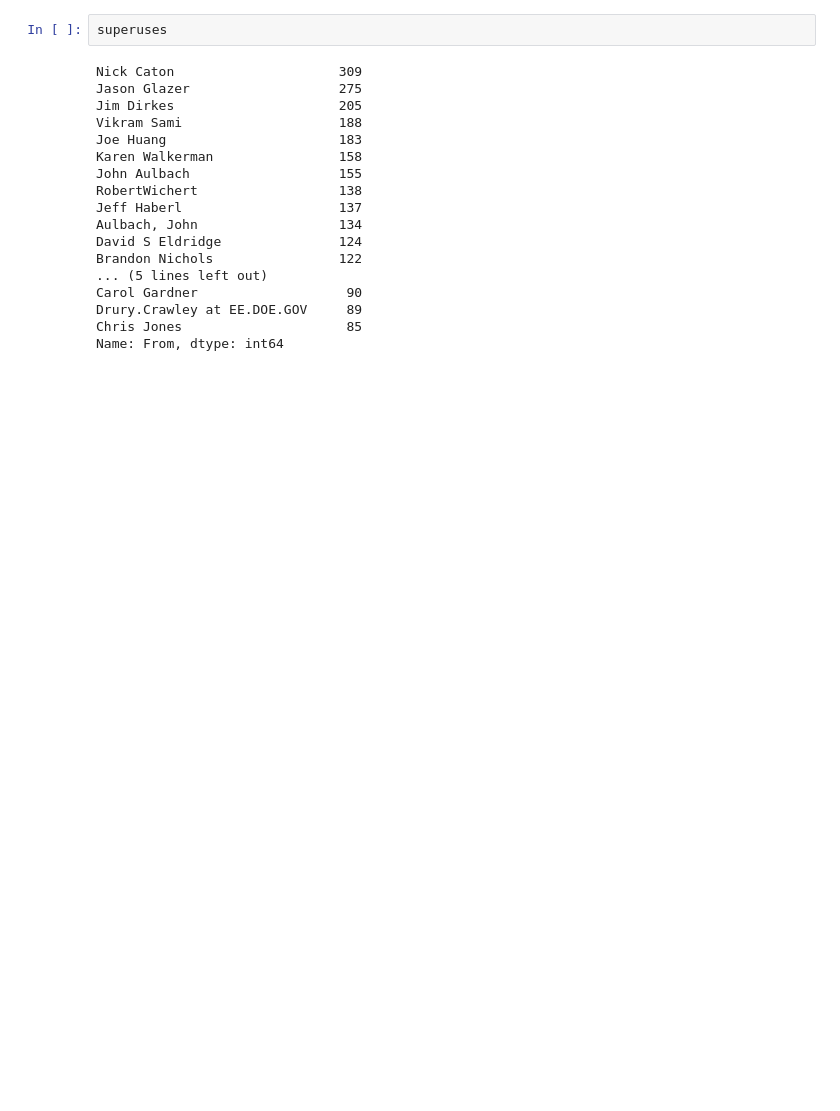
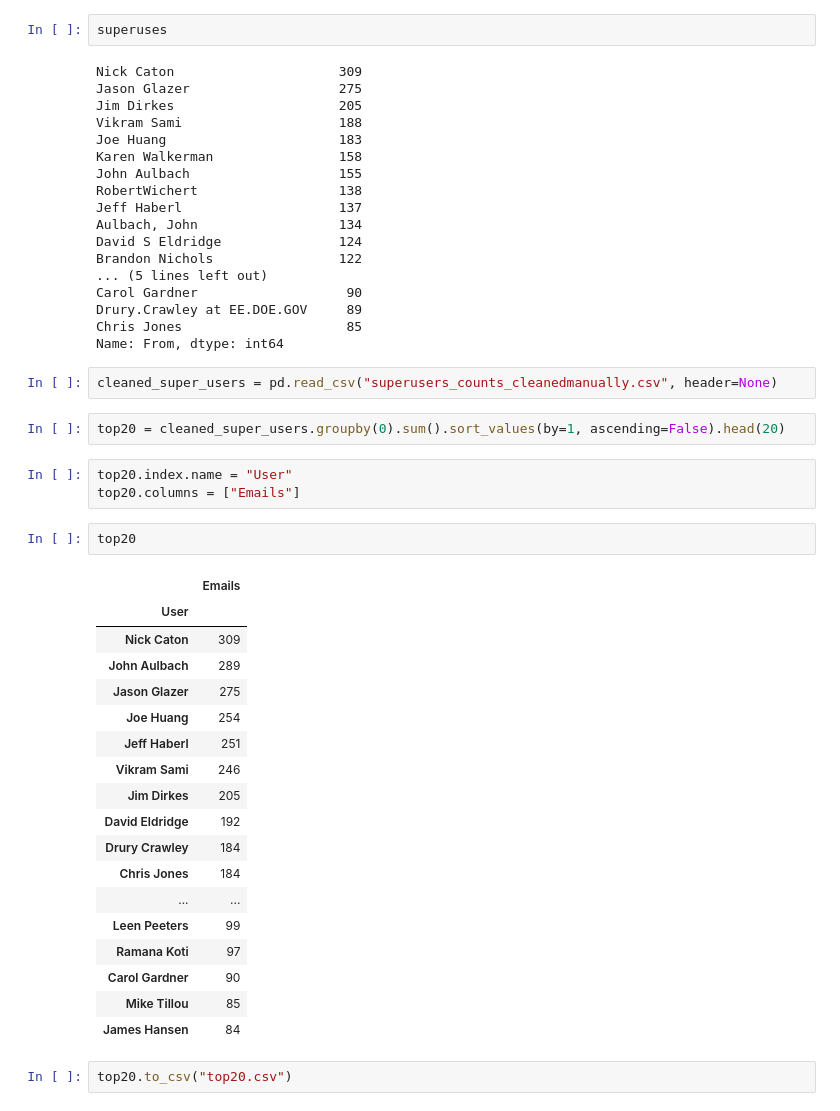
Before and after one commit to buds-lab/twenty-years-of-bldgsim-textmining, a Jupyter notebook: 06_Visualize Frequent Words.ipynb, the cells around one changed output. Drawn from its saved outputs; the diff is of its cells as text; blank space fills up the shorter version.

```diff
--- a/06_Visualize Frequent Words.ipynb
+++ b/06_Visualize Frequent Words.ipynb
@@ -285,3 +286,33 @@ Carol Gardner                   90
 Drury.Crawley at EE.DOE.GOV     89
 Chris Jones                     85
 Name: From, dtype: int64
+# %%
+cleaned_super_users = pd.read_csv("superusers_counts_cleanedmanually.csv", header=None)
+# %%
+top20 = cleaned_super_users.groupby(0).sum().sort_values(by=1, ascending=False).head(20)
+# %%
+top20.index.name = "User"
+top20.columns = ["Emails"]
+# %%
+top20
+# %% [output]
+|  | Emails |
+| User |  |
+| Nick Caton | 309 |
+| John Aulbach | 289 |
+| Jason Glazer | 275 |
+| Joe Huang | 254 |
+| Jeff Haberl | 251 |
+| Vikram Sami | 246 |
+| Jim Dirkes | 205 |
+| David Eldridge | 192 |
+| Drury Crawley | 184 |
+| Chris Jones | 184 |
+| ... | ... |
+| Leen Peeters | 99 |
+| Ramana Koti | 97 |
+| Carol Gardner | 90 |
+| Mike Tillou | 85 |
+| James Hansen | 84 |
+# %%
+top20.to_csv("top20.csv")
```
Also changed, not shown: parts of 13 cells of this notebook, 21 other files.
